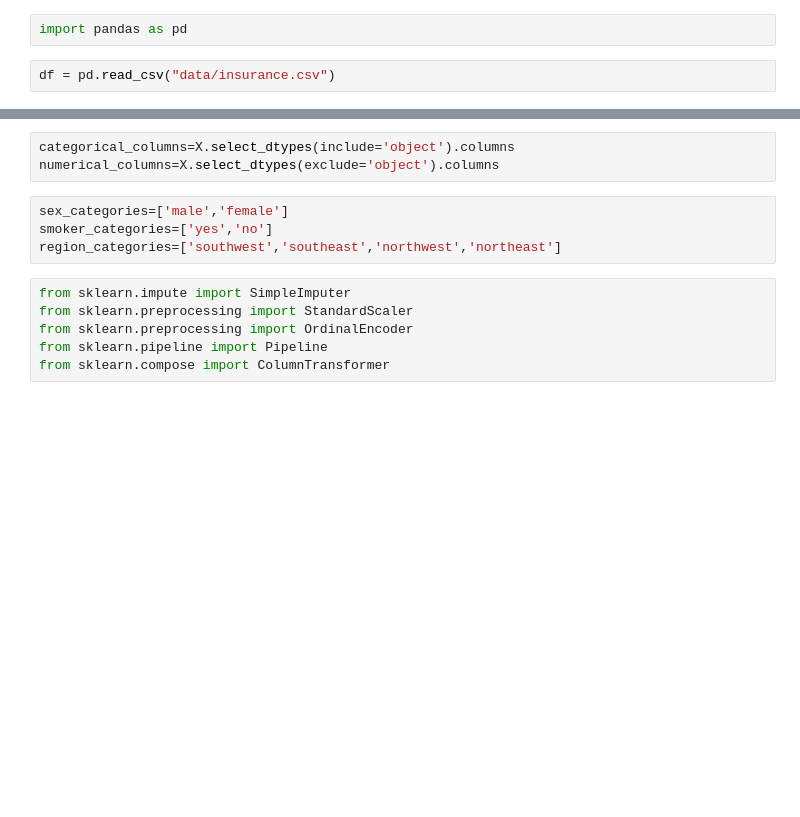
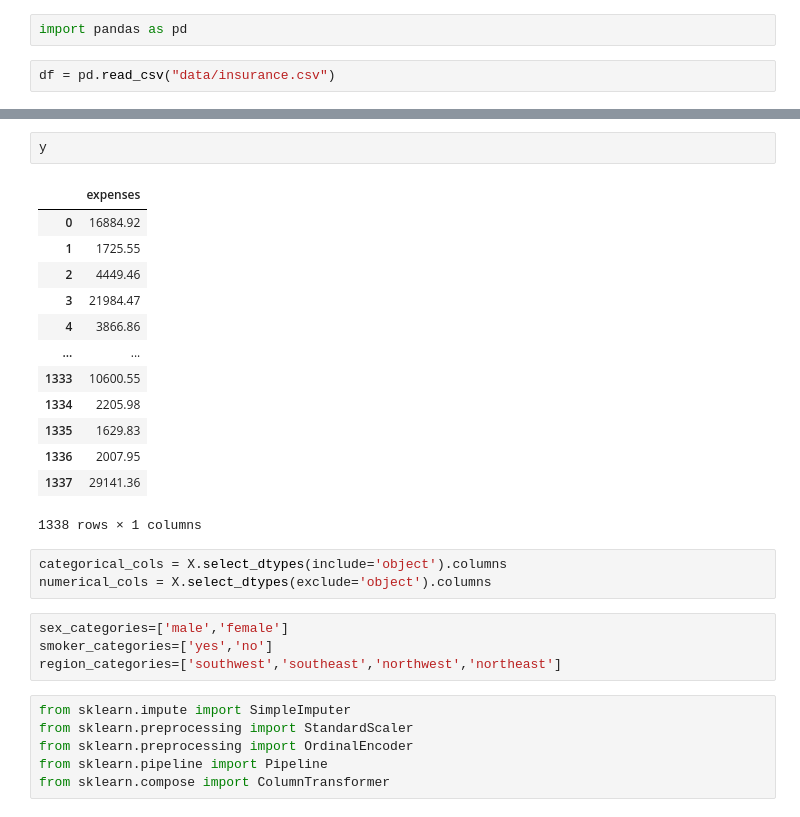
Before and after one commit to VaibhavJoshi95/Internship-InsurancePremiumPrediction, a Jupyter notebook: notebooks/model-trainer.ipynb, the cells around one changed output, grey strips where cells are left out. Drawn from its saved outputs; the diff is of its cells as text; blank space fills up the shorter version.

```diff
--- a/notebooks/model-trainer.ipynb
+++ b/notebooks/model-trainer.ipynb
@@ -8,6 +24,22 @@ y=df['expenses']
+# %%
+y
+# %% [output]
+|  | expenses |
+| 0 | 16884.92 |
+| 1 | 1725.55 |
+| 2 | 4449.46 |
+| 3 | 21984.47 |
+| 4 | 3866.86 |
+| ... | ... |
+| 1333 | 10600.55 |
+| 1334 | 2205.98 |
+| 1335 | 1629.83 |
+| 1336 | 2007.95 |
+| 1337 | 29141.36 |
+1338 rows × 1 columns
 # %%
-categorical_columns=X.select_dtypes(include='object').columns
-numerical_columns=X.select_dtypes(exclude='object').columns
+categorical_cols = X.select_dtypes(include='object').columns
+numerical_cols = X.select_dtypes(exclude='object').columns
 # %%
 sex_categories=['male','female']
 smoker_categories=['yes','no']
```
Also changed, not shown: parts of 21 cells of this notebook, 2 other files.
